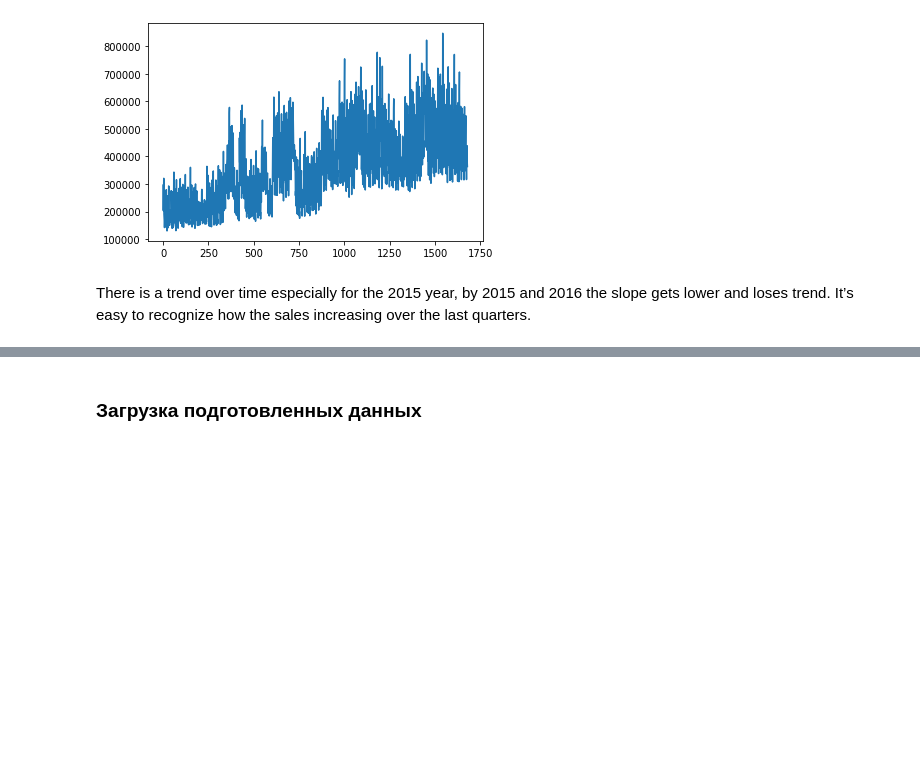
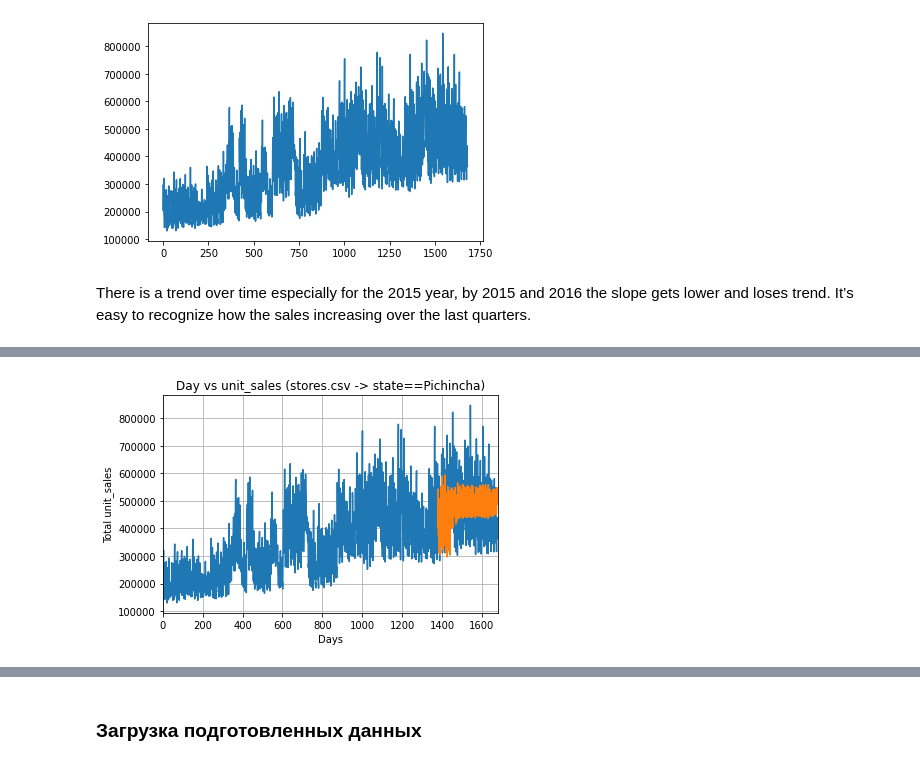
Before and after one commit to SokIL69/PyTorch-framework, a Jupyter notebook: lesson_5_pt_hw.ipynb, the cells around one changed output, grey strips where cells are left out. Drawn from its saved outputs; the diff is of its cells as text; code cells hidden in the pictures; blank space fills up the shorter version.

```diff
--- a/lesson_5_pt_hw.ipynb
+++ b/lesson_5_pt_hw.ipynb
@@ -151,0 +491,11 @@ train.to_csv(PATH_DATA + 'train_data.csv', index=False)
+# %%
+plt.title('Day vs unit_sales (stores.csv -> state==''Pichincha'')')
+plt.ylabel('Total unit_sales')
+plt.xlabel('Days')
+plt.grid(True)
+plt.autoscale(axis='x',tight=True)
+plt.plot(data_df['unit_sales'])
+plt.plot(x,actual_predictions)
+plt.show()
+# %% [output]
+[figure, added]
```
Also changed, not shown: parts of 63 cells of this notebook, 1 other file.
